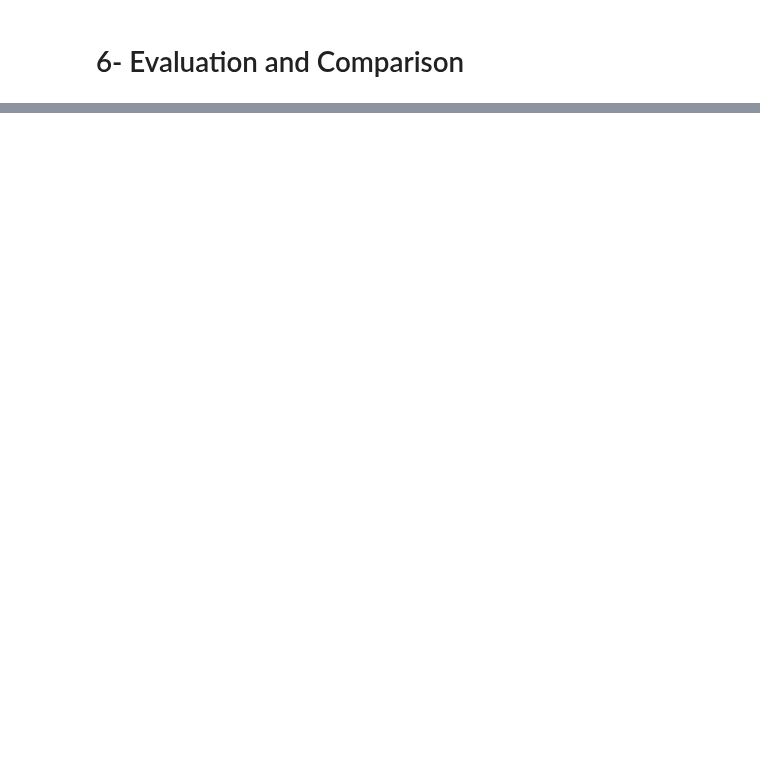
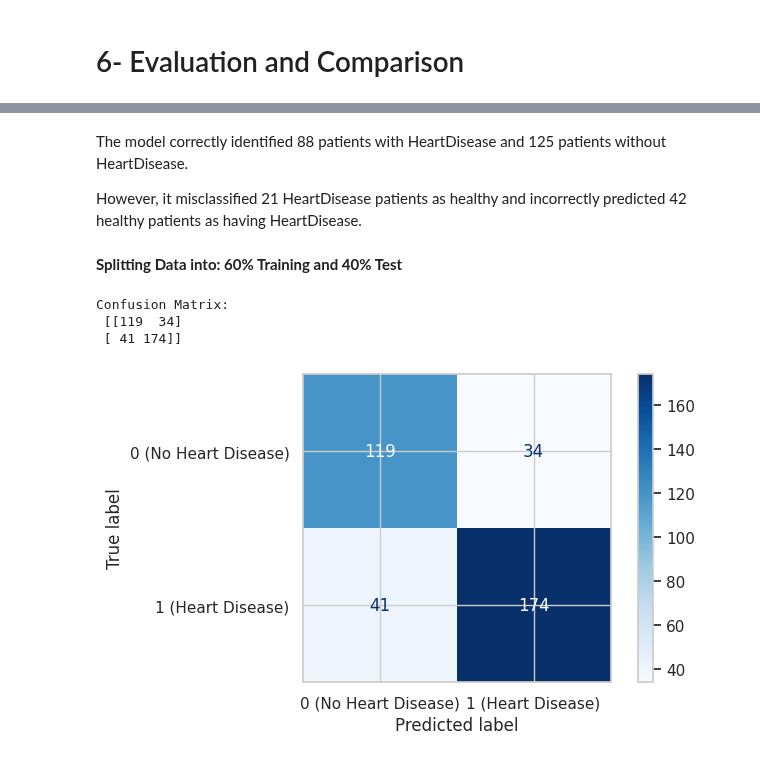
Before and after one commit to roseal3tb/IT326, a Jupyter notebook: final_report.ipynb, the cells around one changed output, grey strips where cells are left out. Saved outputs shown, nothing was run; the diff lists cells and outputs as text; code cells hidden in the pictures; blank space fills up the shorter version.

```diff
--- a/final_report.ipynb
+++ b/final_report.ipynb
@@ -241,0 +306,44 @@ We evaluated the K-Means algorithm for K=2, K=3, and K=4. Based on the Majority
+# %% [markdown]
+The model correctly identified 88 patients with HeartDisease and 125 patients without HeartDisease.
+
+However, it misclassified 21 HeartDisease patients as healthy and incorrectly predicted 42 healthy patients as having HeartDisease.
+# %% [markdown]
+**Splitting Data into: 60% Training and 40% Test**
+# %%
+import pandas as pd
+import matplotlib.pyplot as plt
+from sklearn.tree import DecisionTreeClassifier
+from sklearn.model_selection import train_test_split
+from sklearn.metrics import confusion_matrix, ConfusionMatrixDisplay
+
+# Load the preprocessed data
+df = pd.read_csv('/content/sample_data/Preprocessed_data.csv')
+
+# Remove the target column from features
+X = df.drop('HeartDisease', axis=1)
+y = df['HeartDisease']
+
+# Split the data: 60% training and 40% testing
+X_train, X_test, y_train, y_test = train_test_split(
+    X, y, test_size=0.4, random_state=1
+)
+
+# Initialize and train classifier
+clf3 = DecisionTreeClassifier(criterion='entropy', random_state=1)
+clf3.fit(X_train, y_train)  # Should work now
+
+# Predict and evaluate
+y_pred = clf3.predict(X_test)
+cm3 = confusion_matrix(y_test, y_pred)
+print("Confusion Matrix:\n", cm3)
+
+# Plot confusion matrix
+class_labels = ['0 (No Heart Disease)', '1 (Heart Disease)']
+disp = ConfusionMatrixDisplay(confusion_matrix=cm3, display_labels=class_labels)
+disp.plot(cmap=plt.cm.Blues)
+plt.show()
+# %% [output]
+Confusion Matrix:
+ [[119  34]
+ [ 41 174]]
+[figure, added]
```
Also changed, not shown: parts of 78 cells of this notebook.
